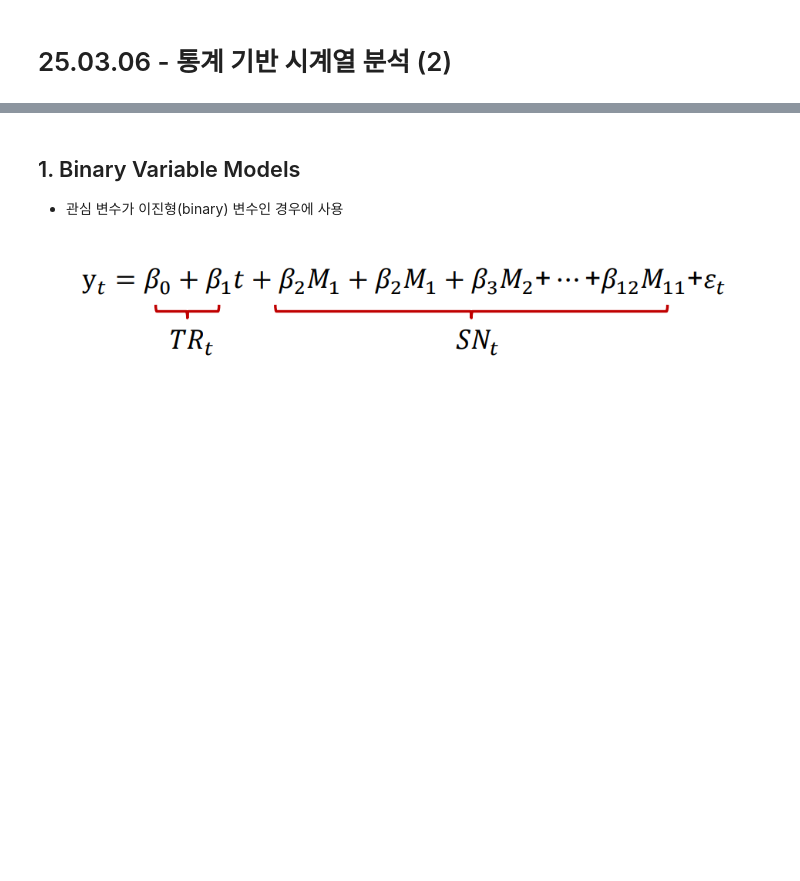
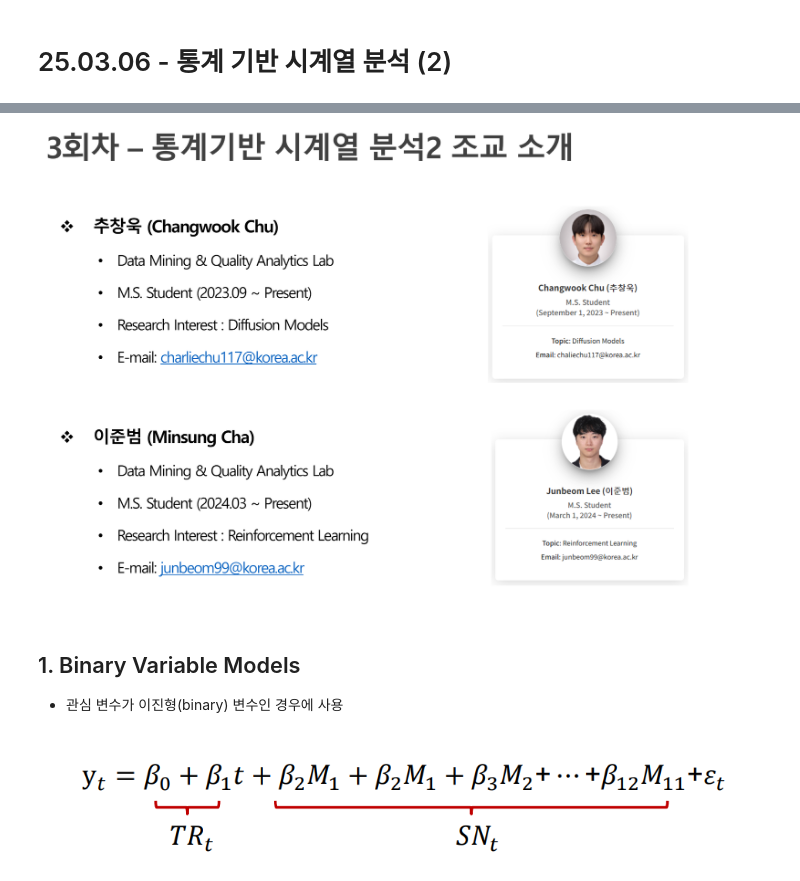
Before and after one commit to Im-JihyunKim/2025_LGE_TimeSeries, a Jupyter notebook: time-series-3.ipynb, the cells around one changed output, grey strips where cells are left out. Cells and saved outputs as stored; diff of their text form; code cells hidden in the pictures; blank space fills up the shorter version.

```diff
--- a/time-series-3.ipynb
+++ b/time-series-3.ipynb
@@ -10,3 +14,7 @@ from IPython.display import Image
+# %%
+Image('./image/assist.png')
+# %% [output]
+[figure, added]
 # %% [markdown]
 ## 1. Binary Variable Models
 - 관심 변수가 이진형(binary) 변수인 경우에 사용
```
Also changed, not shown: parts of 3 cells of this notebook, 5 other files.
